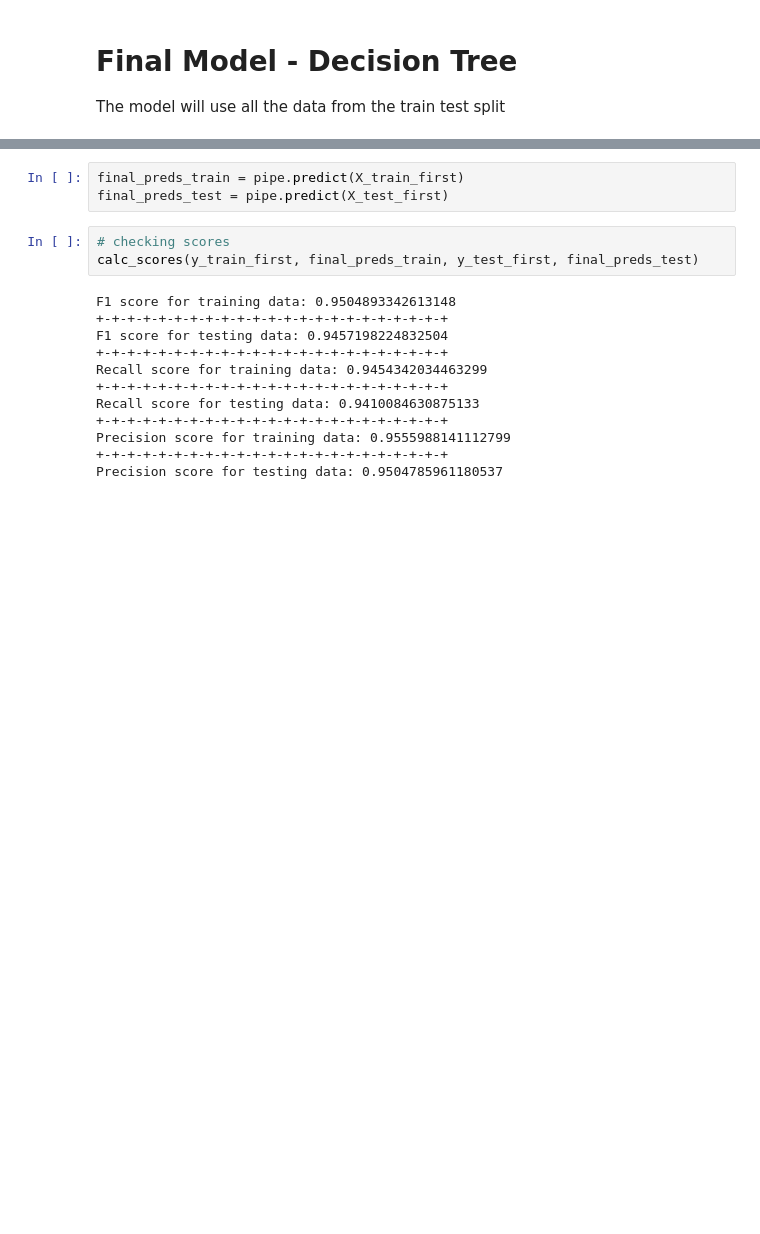
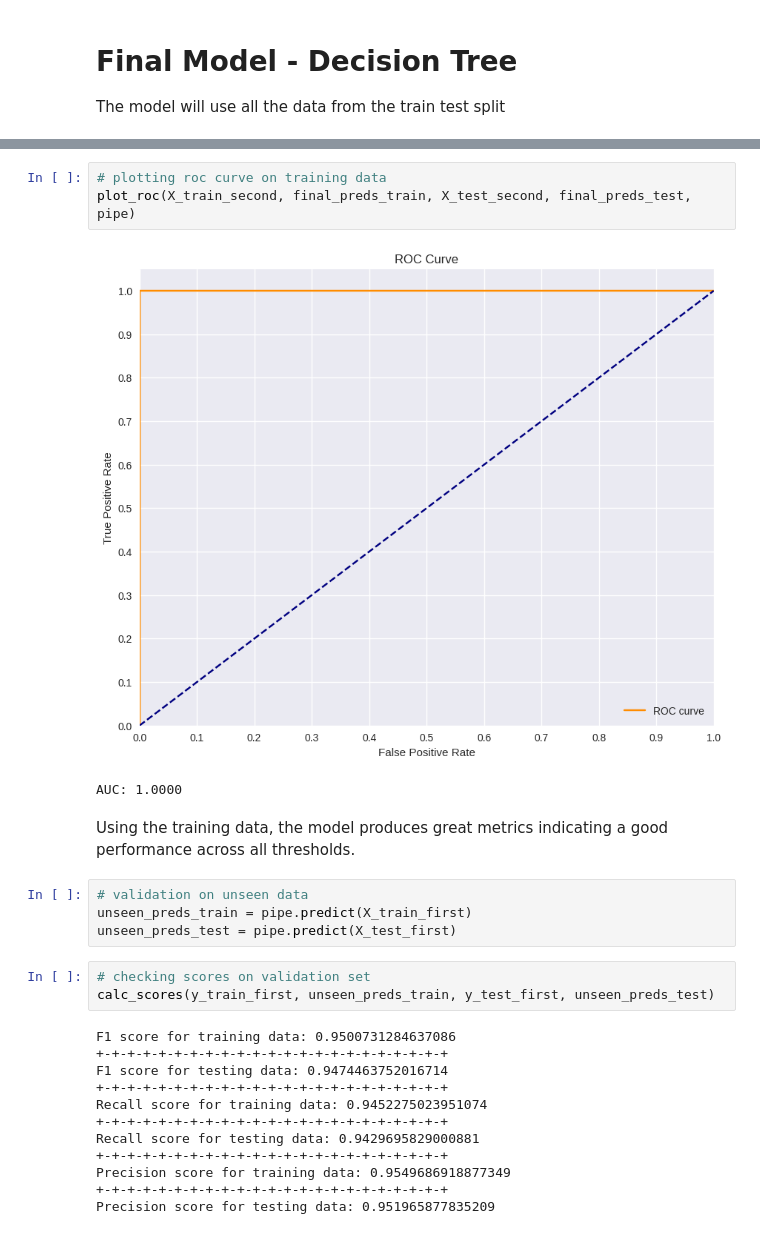
Before and after one commit to robertmbau/Terry_Stops, a Jupyter notebook: terry_stops.ipynb, the cells around one changed output, grey strips where cells are left out. Saved outputs shown, nothing was run; the diff lists cells and outputs as text; blank space fills up the shorter version.

```diff
--- a/terry_stops.ipynb
+++ b/terry_stops.ipynb
@@ -696,19 +698,28 @@ Pipeline(steps=[('ohe',
+# %%
+# plotting roc curve on training data
+plot_roc(X_train_second, final_preds_train, X_test_second, final_preds_test, pipe)
+# %% [output]
+[figure, added]
+AUC: 1.0000
+# %% [markdown]
+Using the training data, the model produces great metrics indicating a good performance across all thresholds.
 # %%
-final_preds_train = pipe.predict(X_train_first)
-final_preds_test = pipe.predict(X_test_first)
+# validation on unseen data
+unseen_preds_train = pipe.predict(X_train_first)
+unseen_preds_test = pipe.predict(X_test_first)
 # %%
-# checking scores
-calc_scores(y_train_first, final_preds_train, y_test_first, final_preds_test)
+# checking scores on validation set
+calc_scores(y_train_first, unseen_preds_train, y_test_first, unseen_preds_test)
 # %% [output]
-F1 score for training data: 0.9504893342613148
+F1 score for training data: 0.9500731284637086
 +-+-+-+-+-+-+-+-+-+-+-+-+-+-+-+-+-+-+-+-+-+-+
-F1 score for testing data: 0.9457198224832504
+F1 score for testing data: 0.9474463752016714
 +-+-+-+-+-+-+-+-+-+-+-+-+-+-+-+-+-+-+-+-+-+-+
-Recall score for training data: 0.9454342034463299
+Recall score for training data: 0.9452275023951074
 +-+-+-+-+-+-+-+-+-+-+-+-+-+-+-+-+-+-+-+-+-+-+
-Recall score for testing data: 0.9410084630875133
+Recall score for testing data: 0.9429695829000881
 +-+-+-+-+-+-+-+-+-+-+-+-+-+-+-+-+-+-+-+-+-+-+
-Precision score for training data: 0.9555988141112799
+Precision score for training data: 0.9549686918877349
 +-+-+-+-+-+-+-+-+-+-+-+-+-+-+-+-+-+-+-+-+-+-+
-Precision score for testing data: 0.9504785961180537
+Precision score for testing data: 0.951965877835209
 # %%
```
Also changed, not shown: parts of 62 cells of this notebook.
